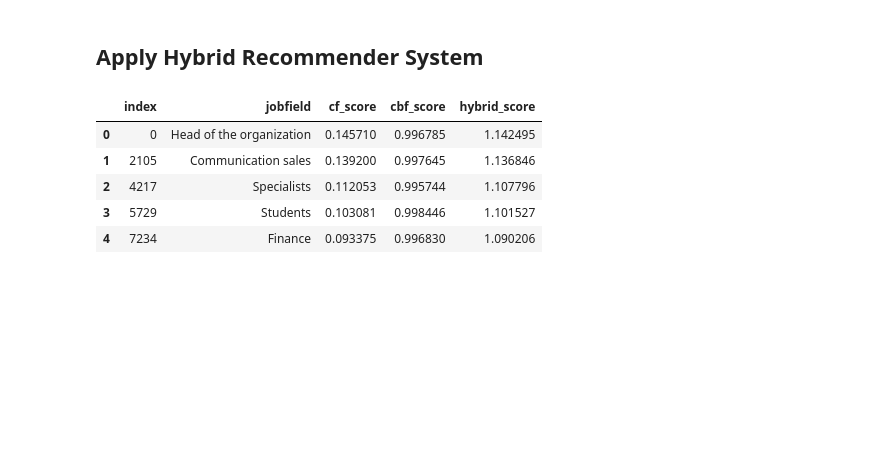
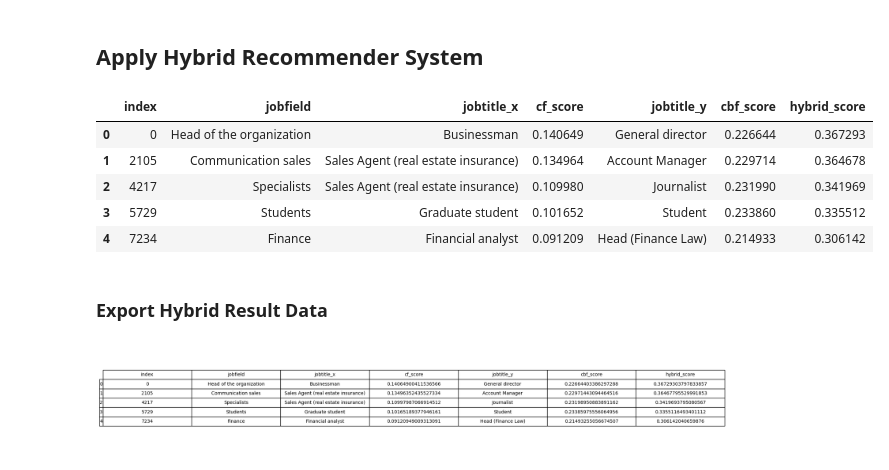
Before and after one commit to fairuzald/Hybrid-MBTI-Job-Based-Recommender-System, a Jupyter notebook: recommender_systems.ipynb, the cells around one changed output. Drawn from its saved outputs; the diff is of its cells as text; code cells hidden in the pictures; blank space fills up the shorter version.

Commit message:
feat: Finalize data analysis

```diff
--- a/recommender_systems.ipynb
+++ b/recommender_systems.ipynb
@@ -197,11 +203,12 @@ Three new dummy jobs are created with distinct titles, fields, and assigned psyc
 # %%
-# Initialize the CBFRecommender
-job_profile = CBFRecommender(df)
+# # Initialize the CBFRecommender
+cbfrecommender = CBFRecommender(df)
 
-# Process the dataframe and get unique user profile
-df, unique_job_profile = job_profile.process()
+# # Process the dataframe and get unique user profile
+df, unique_job_profile = cbfrecommender.process()
 
-# Calculate similarity scores and get top 5 recommendations
-recommendations = job_profile.calculate_similarity_scores(unique_job_profile, 'INTJ')
-recommendations.head(5)
+# # Calculate similarity scores and get top 5 recommendations
+recommendations = cbfrecommender.recommend('ENTP')
+top_5_recommendations = recommendations.head(5).reset_index(drop=True)
+top_5_recommendations
 # %% [output]
@@ -289,6 +342,16 @@ class CFRecommender:
         recommendations = recommendation_values.sort_values(ascending=False)
         recommendations_df = pd.DataFrame(recommendations).reset_index()
         recommendations_df.columns = ['jobfield', 'cf_score']
+
+        # Add jobtitle to the recommendations
+        recommendations_df = recommendations_df.merge(self.df[['jobfield', 'jobtitle']].drop_duplicates(), on='jobfield', how='left')
+
+        # Drop duplicates based on jobfield
+        recommendations_df = recommendations_df.drop_duplicates(subset='jobfield', keep='first')
+
+        # Reorder the columns
+        recommendations_df = recommendations_df[['jobfield', 'jobtitle', 'cf_score']]
+
         return recommendations_df
 # %% [markdown]
 ## Apply Collaborative Recommender
@@ -339,14 +425,37 @@ class HybridRecommender:
 # %%
 # Initialize the recommender
 hybrid_recommender = HybridRecommender(df)
 
 # Get recommendations for a specific psychotype
-recommendations = hybrid_recommender.recommend('ESTJ')
-(recommendations).head(5)
+recommendations = hybrid_recommender.recommend('ENTP')
+top_5_recommendations = recommendations.head(5)
+top_5_recommendations
 # %% [output]
-|  | index | jobfield | cf_score | cbf_score | hybrid_score |
-| 0 | 0 | Head of the organization | 0.145710 | 0.996785 | 1.142495 |
-| 1 | 2105 | Communication sales | 0.139200 | 0.997645 | 1.136846 |
-| 2 | 4217 | Specialists | 0.112053 | 0.995744 | 1.107796 |
-| 3 | 5729 | Students | 0.103081 | 0.998446 | 1.101527 |
-| 4 | 7234 | Finance | 0.093375 | 0.996830 | 1.090206 |
+|  | index | jobfield | jobtitle_x | cf_score | jobtitle_y | cbf_score | hybrid_score |
+| 0 | 0 | Head of the organization | Businessman | 0.140649 | General director | 0.226644 | 0.367293 |
+| 1 | 2105 | Communication sales | Sales Agent (real estate insurance) | 0.134964 | Account Manager | 0.229714 | 0.364678 |
+| 2 | 4217 | Specialists | Sales Agent (real estate insurance) | 0.109980 | Journalist | 0.231990 | 0.341969 |
+| 3 | 5729 | Students | Graduate student | 0.101652 | Student | 0.233860 | 0.335512 |
+| 4 | 7234 | Finance | Financial analyst | 0.091209 | Head (Finance Law) | 0.214933 | 0.306142 |
+# %% [markdown]
+### Export Hybrid Result Data
+# %%
+# Create a figure with matplotlib
+fig, ax = plt.subplots(figsize=(12, 4))
+ax.xaxis.set_visible(False)
+ax.yaxis.set_visible(False)
+ax.set_frame_on(False)  # no visible frame
+
+# Create a table with the top 5 recommendations
+tabla = table(ax, top_5_recommendations, loc='center', cellLoc = 'center', colWidths=[0.17]*len(top_5_recommendations.columns))
+tabla.auto_set_font_size(False)
+tabla.set_fontsize(10)
+tabla.scale(1.7, 1.7)
+
+# Save the table as a png image
+plt.savefig('results/hybrid_recommendations.png')
+
+# Plot Show
+plt.show()
+# %% [output]
+[figure, added]
```
Also changed, not shown: parts of 14 cells of this notebook, 6 other files.
